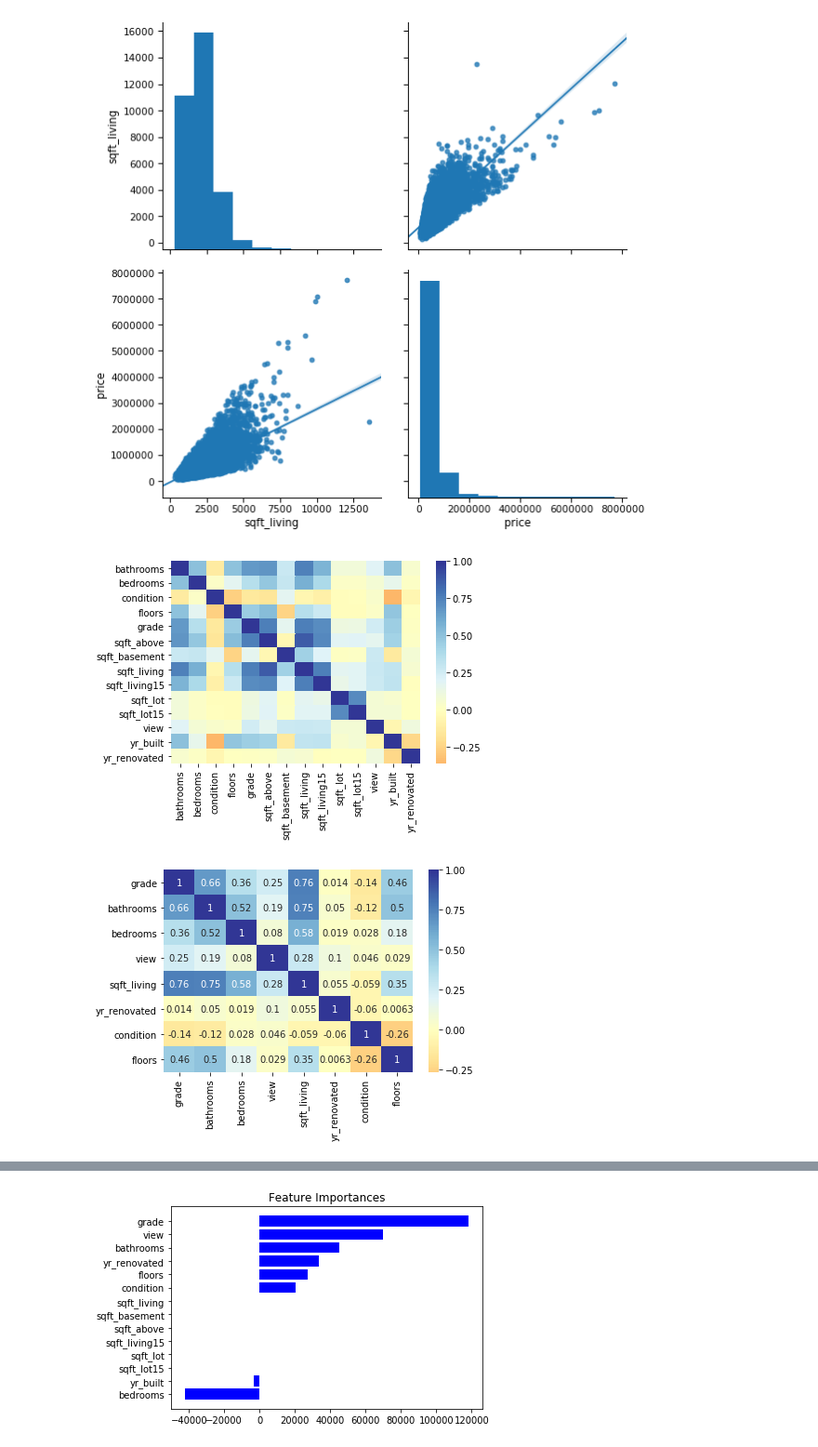
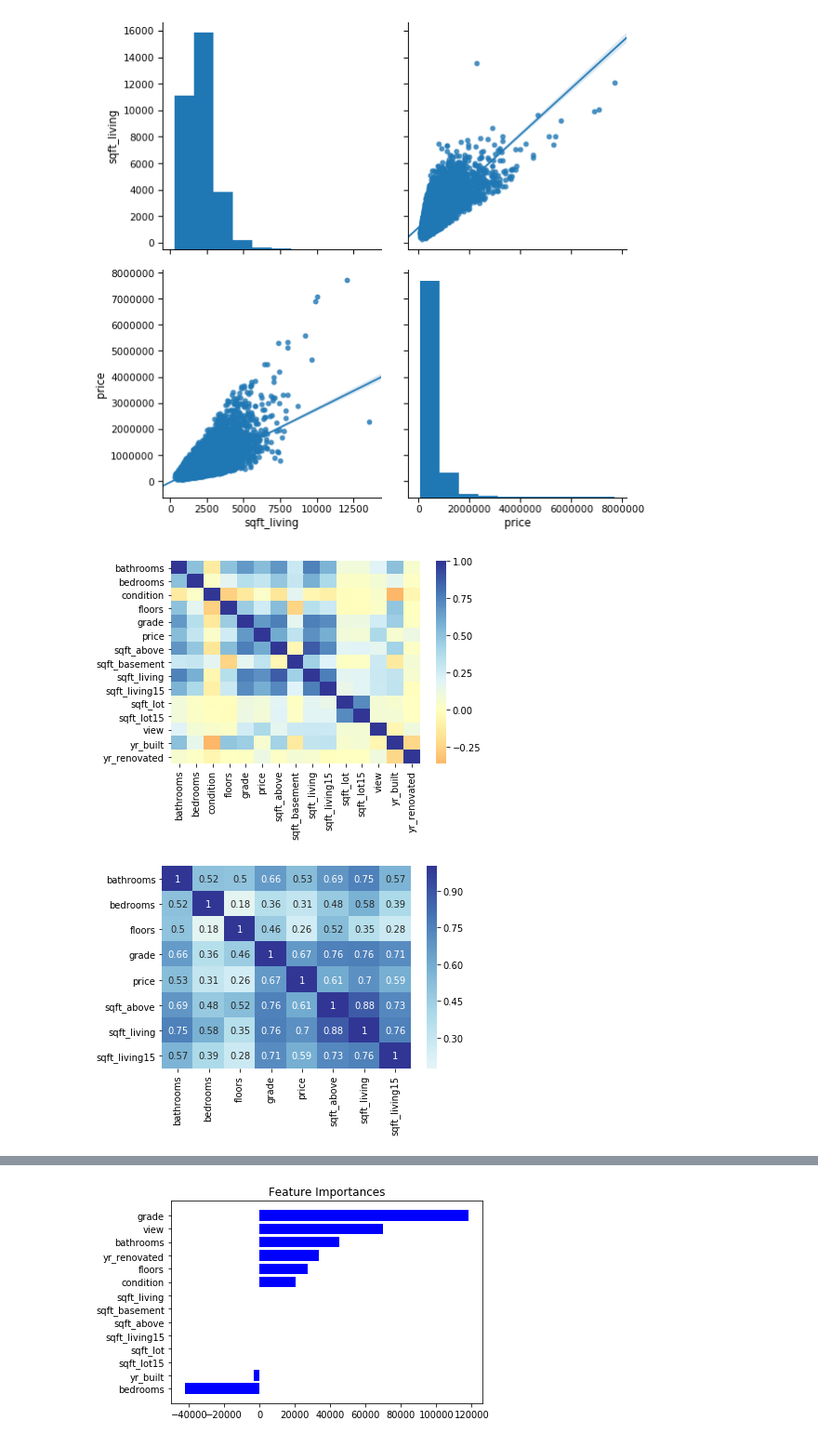
Before and after one commit to xiaochen76/CX4240-Project-House-Price-Predict, a Jupyter notebook: Regression/HousePricePredict_selected_features.ipynb, the cells around one changed output, grey strips where cells are left out. Shown at 93% size. Cells and saved outputs as stored; diff of their text form; code cells hidden in the pictures.

```diff
--- a/Regression/HousePricePredict_selected_features.ipynb
+++ b/Regression/HousePricePredict_selected_features.ipynb
@@ -51,13 +51,13 @@ for columnName, columnValue in house.iteritems():
     if type(columnValue[1]) == str:
         unwanted.append(columnName)
 wanted = house.columns.difference(unwanted)
-sns.heatmap(house[wanted].drop(['id','price','lat','long','zipcode','waterfront'],axis=1).astype(float).corr(),cmap="RdYlBu",center=0);
+sns.heatmap(house[wanted].drop(['id','lat','long','zipcode','waterfront'],axis=1).astype(float).corr(),cmap="RdYlBu",center=0);
 # %% [output]
-[figure, old version]
+[figure, new version]
 # %%
-sns.heatmap(house[['grade','bathrooms','bedrooms','view','sqft_living','yr_renovated','condition','floors']].astype(float).corr(),cmap="RdYlBu",center=0,annot=True);
+sns.heatmap(house[['bathrooms','bedrooms','floors','grade','price','sqft_above','sqft_living','sqft_living15']].astype(float).corr(),cmap="RdYlBu",center=0,annot=True);
 # %% [output]
-[figure, old version]
+[figure, new version]
 # %%
 # Save the feature ranking of various methods
 ranks = {}
```
Also changed, not shown: parts of 3 cells of this notebook, 1 other file.
